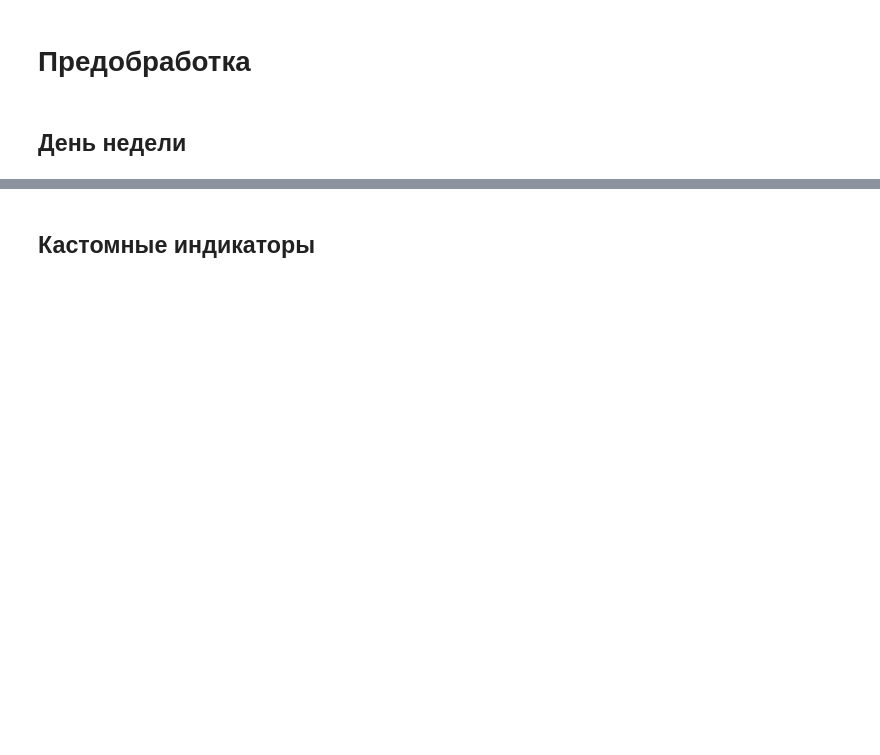
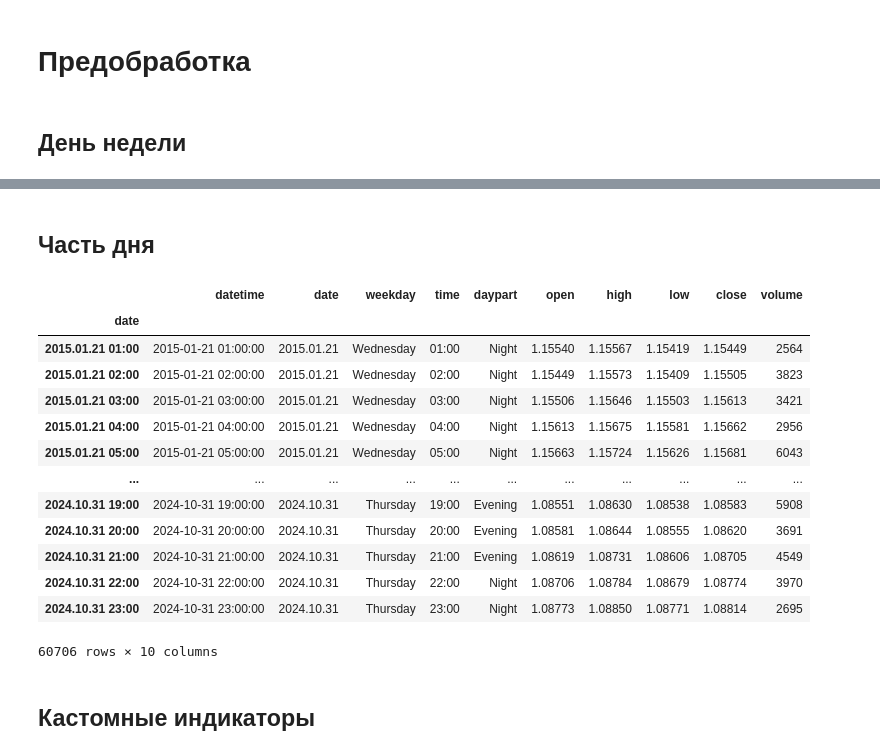
Before and after one commit to Priboy313/final-qualifying-work, a Jupyter notebook: main.ipynb, the cells around one changed output, grey strips where cells are left out. Drawn from its saved outputs; the diff is of its cells as text; code cells hidden in the pictures; blank space fills up the shorter version.

Commit message:
add preprocessing module - set_daypart

```diff
--- a/main.ipynb
+++ b/main.ipynb
@@ -162,3 +168,28 @@ df
+# %% [markdown]
+## Часть дня
+# %%
+warnings.simplefilter(action='ignore', category=FutureWarning)
+warnings.simplefilter(action='ignore', category=pd.errors.PerformanceWarning)
+warnings.simplefilter(action='ignore', category=pd.errors.SettingWithCopyWarning)
+
+df = set_daypart(df)
+df = df[['datetime', 'date', 'weekday', 'time', 'daypart', 'open', 'high', 'low', 'close', 'volume']]
+df
+# %% [output]
+|  | datetime | date | weekday | time | daypart | open | high | low | close | volume |
+| date |  |  |  |  |  |  |  |  |  |  |
+| 2015.01.21 01:00 | 2015-01-21 01:00:00 | 2015.01.21 | Wednesday | 01:00 | Night | 1.15540 | 1.15567 | 1.15419 | 1.15449 | 2564 |
+| 2015.01.21 02:00 | 2015-01-21 02:00:00 | 2015.01.21 | Wednesday | 02:00 | Night | 1.15449 | 1.15573 | 1.15409 | 1.15505 | 3823 |
+| 2015.01.21 03:00 | 2015-01-21 03:00:00 | 2015.01.21 | Wednesday | 03:00 | Night | 1.15506 | 1.15646 | 1.15503 | 1.15613 | 3421 |
+| 2015.01.21 04:00 | 2015-01-21 04:00:00 | 2015.01.21 | Wednesday | 04:00 | Night | 1.15613 | 1.15675 | 1.15581 | 1.15662 | 2956 |
+| 2015.01.21 05:00 | 2015-01-21 05:00:00 | 2015.01.21 | Wednesday | 05:00 | Night | 1.15663 | 1.15724 | 1.15626 | 1.15681 | 6043 |
+| ... | ... | ... | ... | ... | ... | ... | ... | ... | ... | ... |
+| 2024.10.31 19:00 | 2024-10-31 19:00:00 | 2024.10.31 | Thursday | 19:00 | Evening | 1.08551 | 1.08630 | 1.08538 | 1.08583 | 5908 |
+| 2024.10.31 20:00 | 2024-10-31 20:00:00 | 2024.10.31 | Thursday | 20:00 | Evening | 1.08581 | 1.08644 | 1.08555 | 1.08620 | 3691 |
+| 2024.10.31 21:00 | 2024-10-31 21:00:00 | 2024.10.31 | Thursday | 21:00 | Evening | 1.08619 | 1.08731 | 1.08606 | 1.08705 | 4549 |
+| 2024.10.31 22:00 | 2024-10-31 22:00:00 | 2024.10.31 | Thursday | 22:00 | Night | 1.08706 | 1.08784 | 1.08679 | 1.08774 | 3970 |
+| 2024.10.31 23:00 | 2024-10-31 23:00:00 | 2024.10.31 | Thursday | 23:00 | Night | 1.08773 | 1.08850 | 1.08771 | 1.08814 | 2695 |
+60706 rows × 10 columns
 # %% [markdown]
 ## Кастомные индикаторы
 # %%
```
Also changed, not shown: parts of 6 cells of this notebook, 2 other files.
